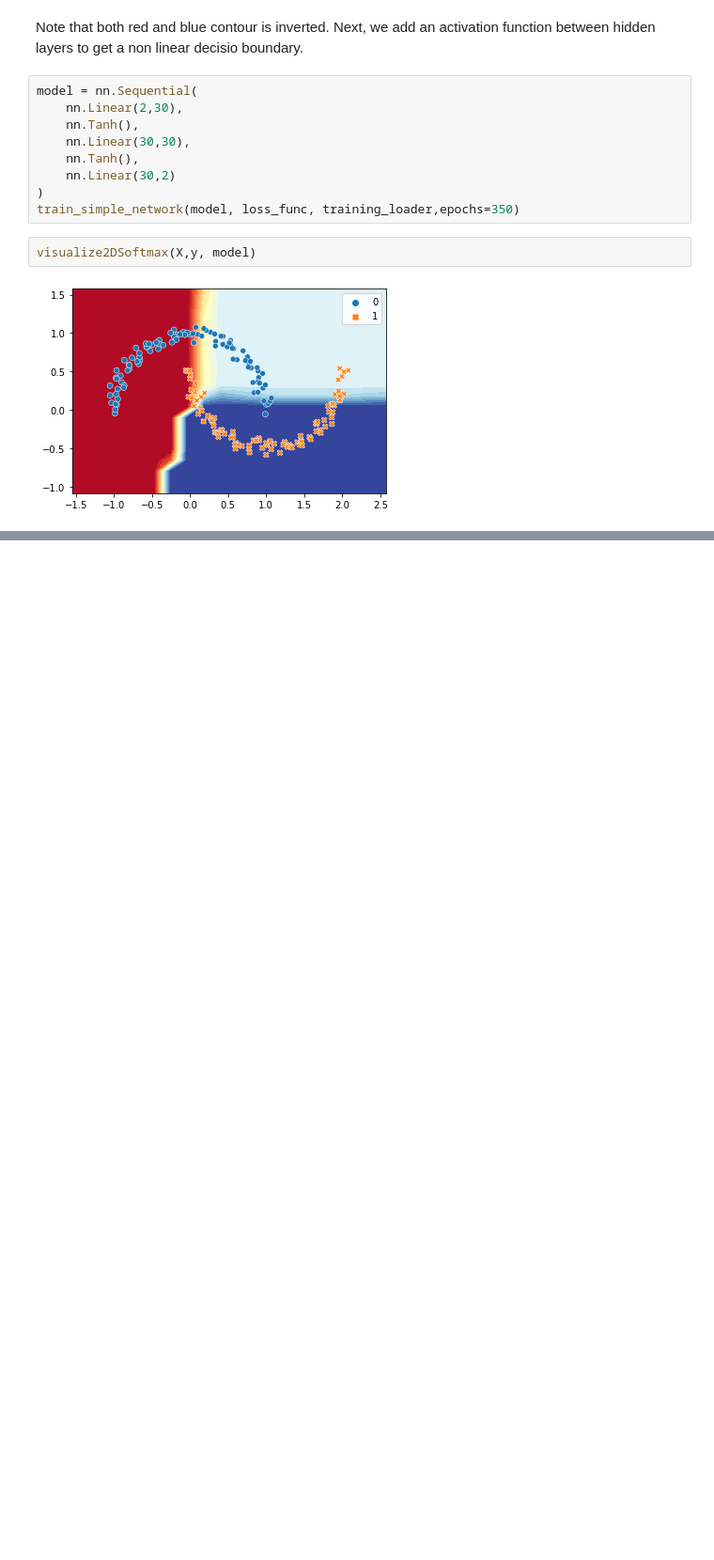
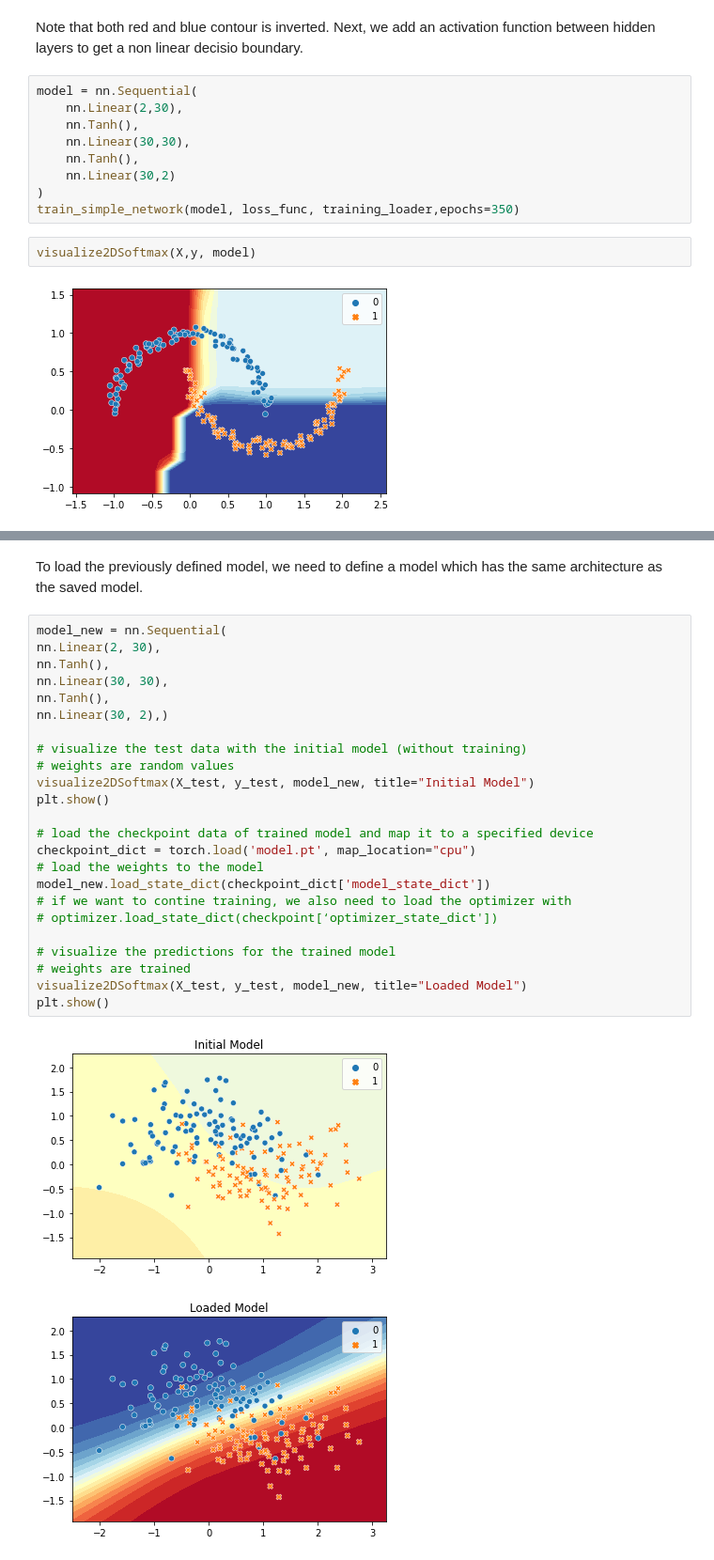
Before and after one commit to LarsG321/Book_Inside_Deep_Learning, a Jupyter notebook: Chapter 2/Reading Notes.ipynb, the cells around one changed output, grey strips where cells are left out. Shown at 94% size. Cells and saved outputs as stored; diff of their text form; blank space fills up the shorter version.

```diff
--- a/Chapter 2/Reading Notes.ipynb
+++ b/Chapter 2/Reading Notes.ipynb
@@ -229,0 +257,29 @@ We can see that it now takes more time to train the network, but adding a non li
+# %% [markdown]
+To load the previously defined model, we need to define a model which has the same architecture as the saved model.
+# %%
+model_new = nn.Sequential(
+nn.Linear(2, 30),
+nn.Tanh(),
+nn.Linear(30, 30),
+nn.Tanh(),
+nn.Linear(30, 2),)
+
+# visualize the test data with the initial model (without training)
+# weights are random values
+visualize2DSoftmax(X_test, y_test, model_new, title="Initial Model")
+plt.show()
+
+# load the checkpoint data of trained model and map it to a specified device
+checkpoint_dict = torch.load('model.pt', map_location="cpu")
+# load the weights to the model
+model_new.load_state_dict(checkpoint_dict['model_state_dict'])
+# if we want to contine training, we also need to load the optimizer with
+# optimizer.load_state_dict(checkpoint[‘optimizer_state_dict'])
+
+# visualize the predictions for the trained model
+# weights are trained
+visualize2DSoftmax(X_test, y_test, model_new, title="Loaded Model")
+plt.show()
+# %% [output]
+[figure, added]
+[figure, added]
```
Also changed, not shown: parts of 6 cells of this notebook.
